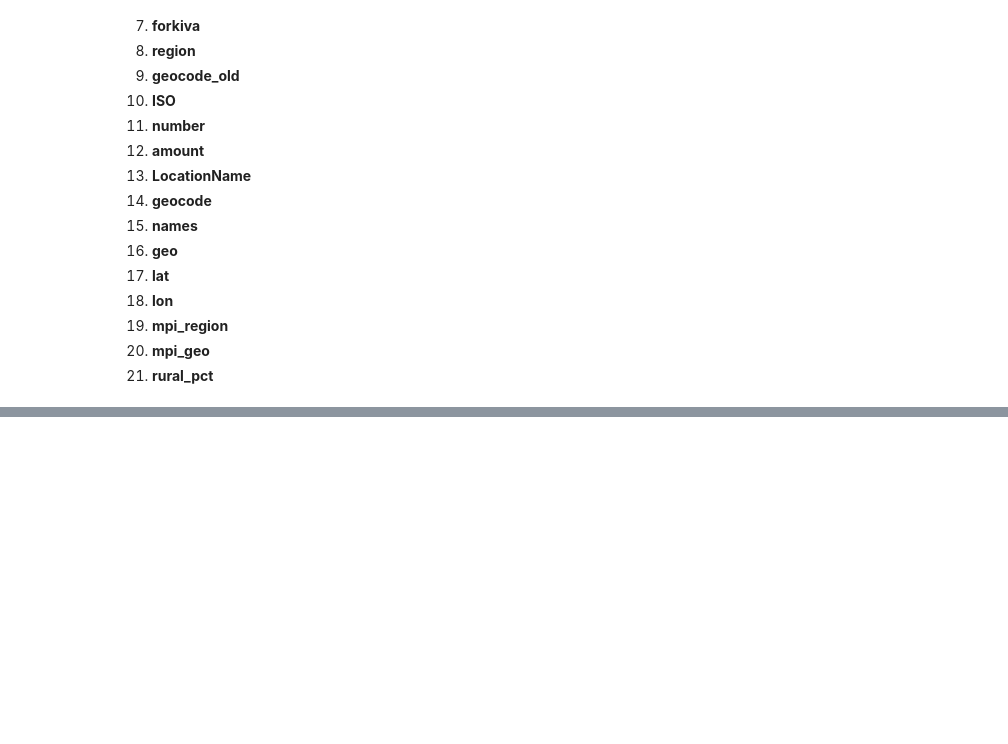
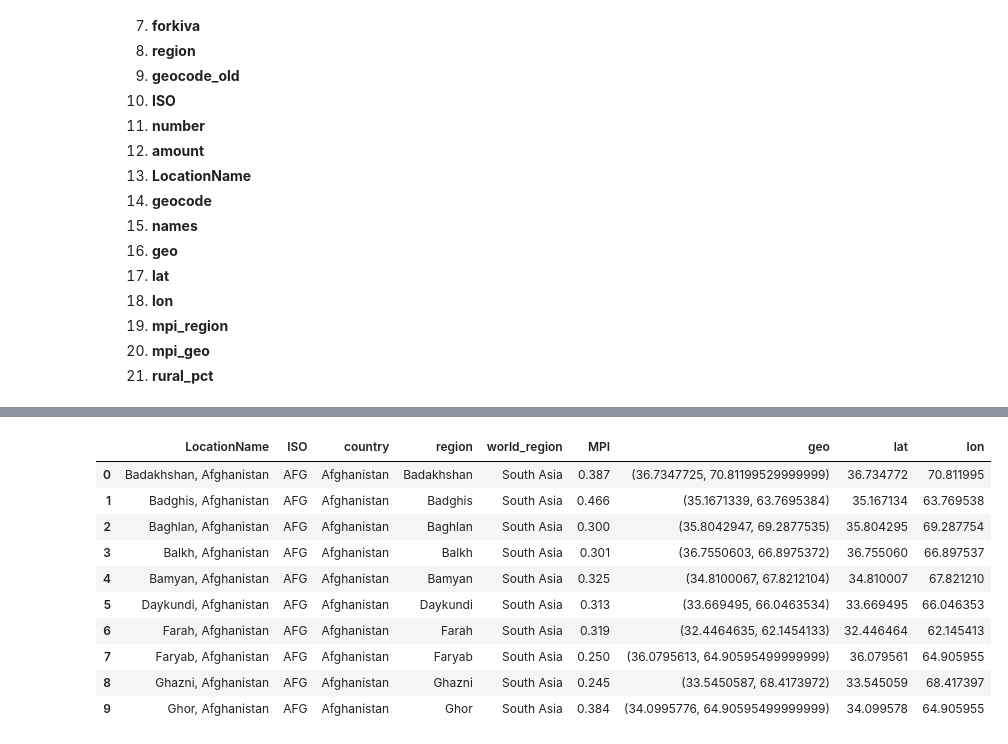
Before and after one commit to masterpython4ds/assignment-1-CeeThinwa, a Jupyter notebook: KIVA Analysis.ipynb, the cells around one changed output, grey strips where cells are left out. Drawn from its saved outputs; the diff is of its cells as text; code cells hidden in the pictures; blank space fills up the shorter version.

```diff
--- a/KIVA Analysis.ipynb
+++ b/KIVA Analysis.ipynb
@@ -104,0 +119,14 @@ There are four data sources provided by Kiva:
+# %%
+location_data.head(10)
+# %% [output]
+|  | LocationName | ISO | country | region | world_region | MPI | geo | lat | lon |
+| 0 | Badakhshan, Afghanistan | AFG | Afghanistan | Badakhshan | South Asia | 0.387 | (36.7347725, 70.81199529999999) | 36.734772 | 70.811995 |
+| 1 | Badghis, Afghanistan | AFG | Afghanistan | Badghis | South Asia | 0.466 | (35.1671339, 63.7695384) | 35.167134 | 63.769538 |
+| 2 | Baghlan, Afghanistan | AFG | Afghanistan | Baghlan | South Asia | 0.300 | (35.8042947, 69.2877535) | 35.804295 | 69.287754 |
+| 3 | Balkh, Afghanistan | AFG | Afghanistan | Balkh | South Asia | 0.301 | (36.7550603, 66.8975372) | 36.755060 | 66.897537 |
+| 4 | Bamyan, Afghanistan | AFG | Afghanistan | Bamyan | South Asia | 0.325 | (34.8100067, 67.8212104) | 34.810007 | 67.821210 |
+| 5 | Daykundi, Afghanistan | AFG | Afghanistan | Daykundi | South Asia | 0.313 | (33.669495, 66.0463534) | 33.669495 | 66.046353 |
+| 6 | Farah, Afghanistan | AFG | Afghanistan | Farah | South Asia | 0.319 | (32.4464635, 62.1454133) | 32.446464 | 62.145413 |
+| 7 | Faryab, Afghanistan | AFG | Afghanistan | Faryab | South Asia | 0.250 | (36.0795613, 64.90595499999999) | 36.079561 | 64.905955 |
+| 8 | Ghazni, Afghanistan | AFG | Afghanistan | Ghazni | South Asia | 0.245 | (33.5450587, 68.4173972) | 33.545059 | 68.417397 |
+| 9 | Ghor, Afghanistan | AFG | Afghanistan | Ghor | South Asia | 0.384 | (34.0995776, 64.90595499999999) | 34.099578 | 64.905955 |
```
Also changed, not shown: parts of 3 cells of this notebook.
